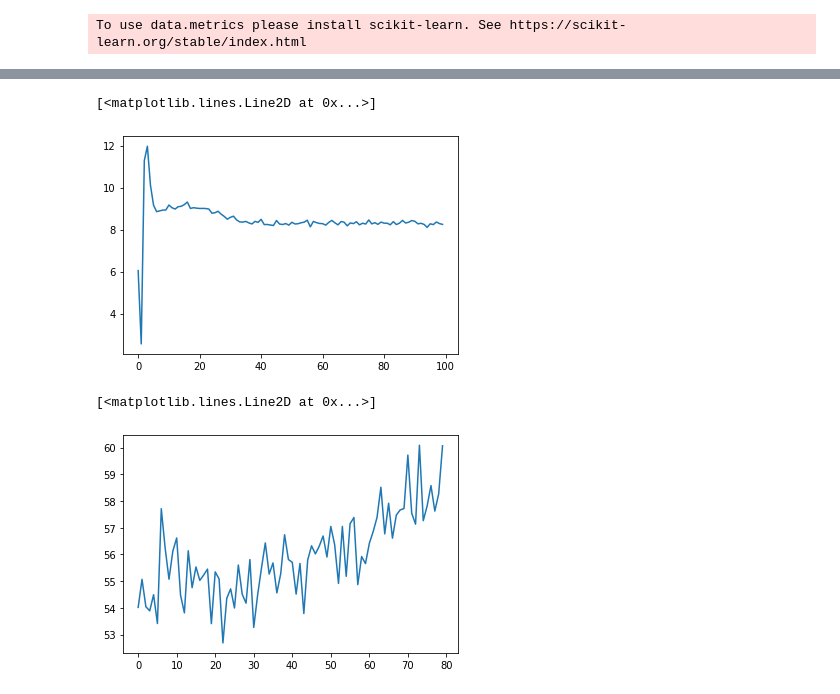
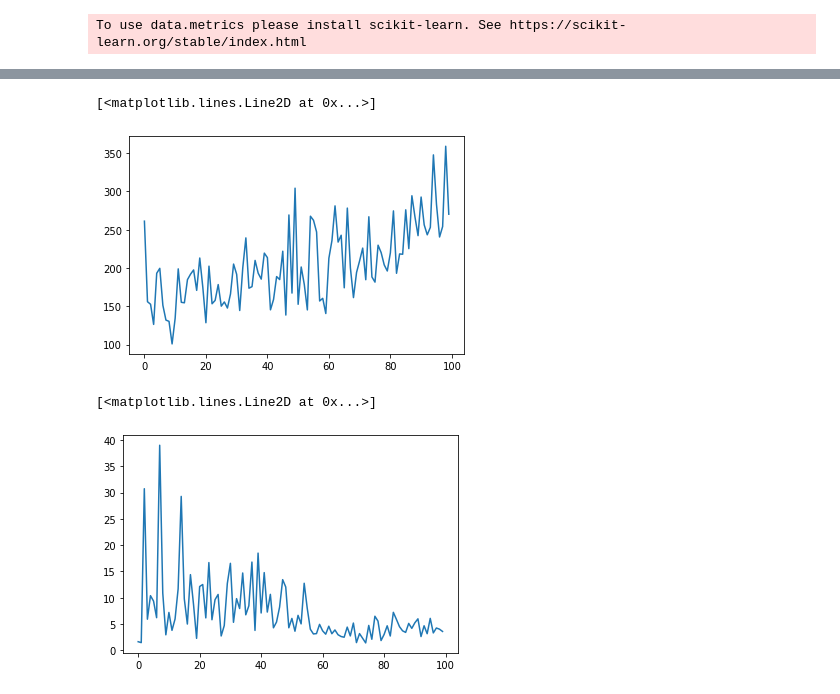
Before and after one commit to mikkyhu/transformers, a Jupyter notebook: notebooks/120219_report.ipynb, the cells around one changed output, grey strips where cells are left out. Saved outputs shown, nothing was run; the diff lists cells and outputs as text; code cells hidden in the pictures.

```diff
--- a/notebooks/120219_report.ipynb
+++ b/notebooks/120219_report.ipynb
@@ -30,15 +84,14 @@ plt.plot(np.exp(data['avg_ents'][0][20:]))
 # %%
-# unicorn text, top 40
-
-data = np.load('../jobs/output/113019_entropy_top40/result.npz')
-plt.plot(np.exp(data['avg_ents'][0]))
+# calibrated on unicorn, top 1024
+data_1024 = np.load('../jobs/output/120119_cal_top1024/result.npz')['avg_ents'][0]
+plt.plot(np.exp(data_1024))
 # %% [output]
 [<matplotlib.lines.Line2D at 0x...>]
-[figure, old version]
+[figure, new version]
 # %%
-# to be or not to be
-data_ctrl = np.load('../jobs/output/113019_entropy_ctrl/result.npz')
-plt.plot(np.exp(data_ctrl['avg_ents'][0][20:]))
+# full calibration
+data_cal = np.load('../jobs/output/120119_calibration/result.npz')['avg_ents'][0]
+plt.plot(np.exp(data_cal))
 # %% [output]
 [<matplotlib.lines.Line2D at 0x...>]
-[figure, old version]
+[figure, new version]
```
Also changed, not shown: parts of 24 cells of this notebook, 19 other files.
